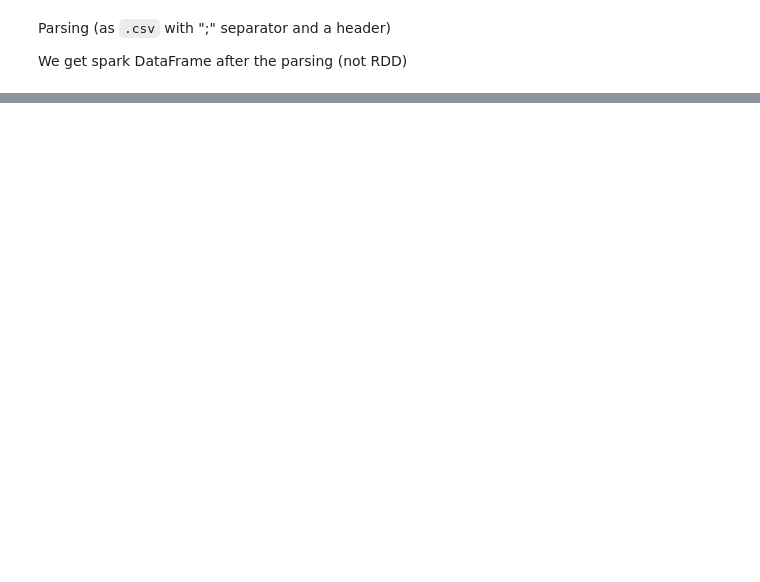
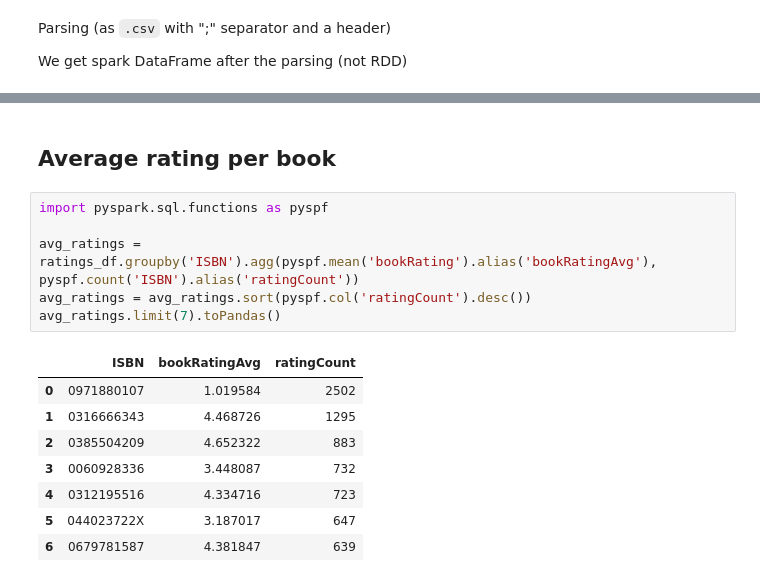
Before and after one commit to andrey-golubev/python-sandbox, a Jupyter notebook: bigdata/task1.ipynb, the cells around one changed output, grey strips where cells are left out. Drawn from its saved outputs; the diff is of its cells as text; blank space fills up the shorter version.

```diff
--- a/bigdata/task1.ipynb
+++ b/bigdata/task1.ipynb
@@ -150,0 +143,17 @@ plt.show()
+# %% [markdown]
+## Average rating per book
+# %%
+import pyspark.sql.functions as pyspf
+
+avg_ratings = ratings_df.groupby('ISBN').agg(pyspf.mean('bookRating').alias('bookRatingAvg'), pyspf.count('ISBN').alias('ratingCount'))
+avg_ratings = avg_ratings.sort(pyspf.col('ratingCount').desc())
+avg_ratings.limit(7).toPandas()
+# %% [output]
+|  | ISBN | bookRatingAvg | ratingCount |
+| 0 | 0971880107 | 1.019584 | 2502 |
+| 1 | 0316666343 | 4.468726 | 1295 |
+| 2 | 0385504209 | 4.652322 | 883 |
+| 3 | 0060928336 | 3.448087 | 732 |
+| 4 | 0312195516 | 4.334716 | 723 |
+| 5 | 044023722X | 3.187017 | 647 |
+| 6 | 0679781587 | 4.381847 | 639 |
```
Also changed, not shown: parts of 27 cells of this notebook.
